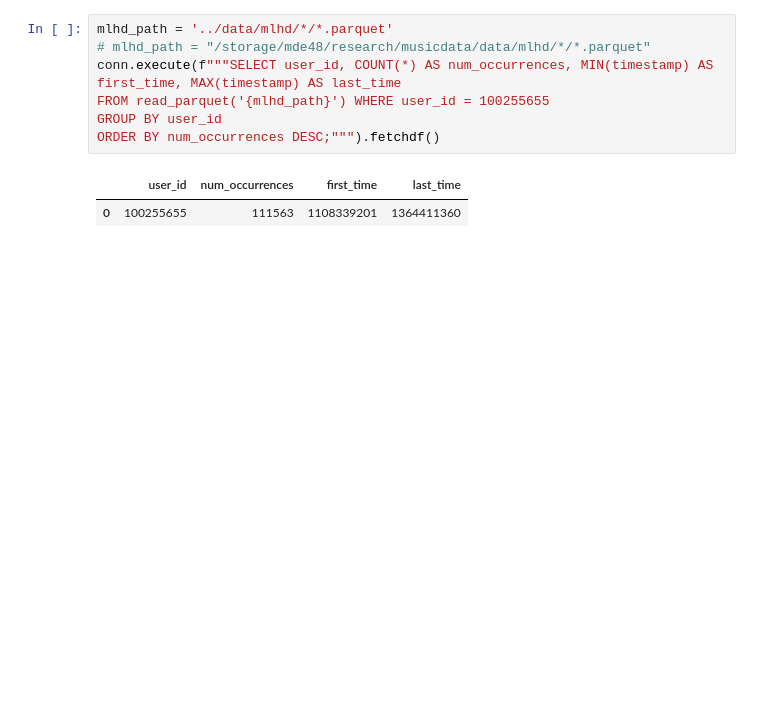
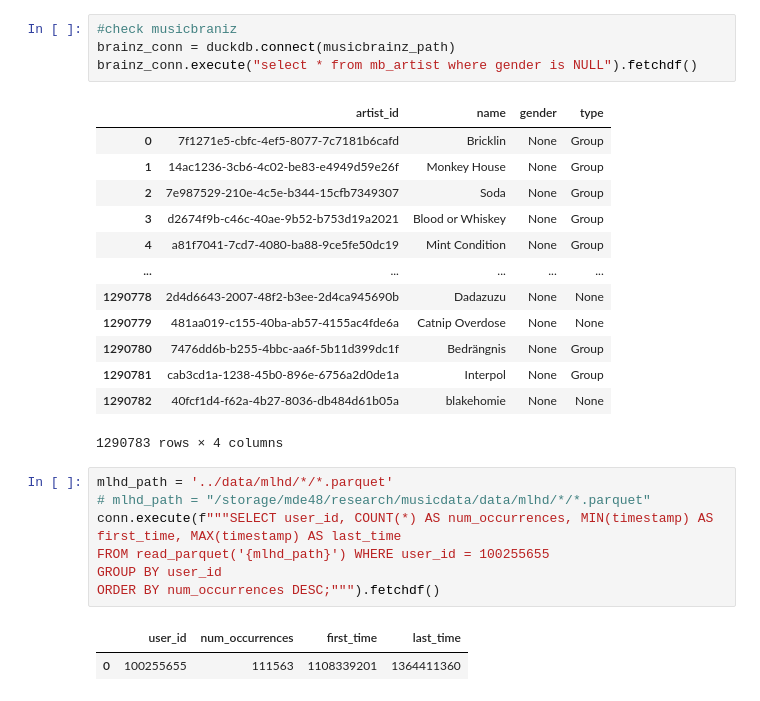
Before and after one commit to mdekstrand/musicdata-tools, a Jupyter notebook: notebooks/test.ipynb, the cells around one changed output. Drawn from its saved outputs; the diff is of its cells as text; blank space fills up the shorter version.

```diff
--- a/notebooks/test.ipynb
+++ b/notebooks/test.ipynb
@@ -42,3 +39,21 @@ EmptyDataError: No columns to parse from file
+# %%
+#check musicbraniz
+brainz_conn = duckdb.connect(musicbrainz_path)
+brainz_conn.execute("select * from mb_artist where gender is NULL").fetchdf()
+# %% [output]
+|  | artist_id | name | gender | type |
+| 0 | 7f1271e5-cbfc-4ef5-8077-7c7181b6cafd | Bricklin | None | Group |
+| 1 | 14ac1236-3cb6-4c02-be83-e4949d59e26f | Monkey House | None | Group |
+| 2 | 7e987529-210e-4c5e-b344-15cfb7349307 | Soda | None | Group |
+| 3 | d2674f9b-c46c-40ae-9b52-b753d19a2021 | Blood or Whiskey | None | Group |
+| 4 | a81f7041-7cd7-4080-ba88-9ce5fe50dc19 | Mint Condition | None | Group |
+| ... | ... | ... | ... | ... |
+| 1290778 | 2d4d6643-2007-48f2-b3ee-2d4ca945690b | Dadazuzu | None | None |
+| 1290779 | 481aa019-c155-40ba-ab57-4155ac4fde6a | Catnip Overdose | None | None |
+| 1290780 | 7476dd6b-b255-4bbc-aa6f-5b11d399dc1f | Bedrängnis | None | Group |
+| 1290781 | cab3cd1a-1238-45b0-896e-6756a2d0de1a | Interpol | None | Group |
+| 1290782 | 40fcf1d4-f62a-4b27-8036-db484d61b05a | blakehomie | None | None |
+1290783 rows × 4 columns
 # %%
 mlhd_path = '../data/mlhd/*/*.parquet'
 # mlhd_path = "/storage/mde48/research/musicdata/data/mlhd/*/*.parquet"
```
Also changed, not shown: parts of 6 cells of this notebook, 9 other files.
